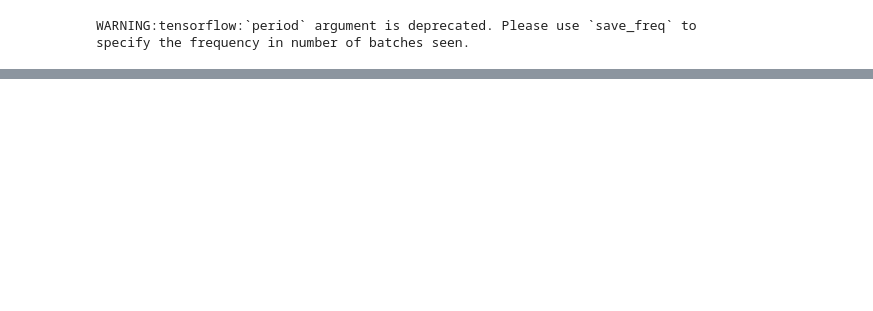
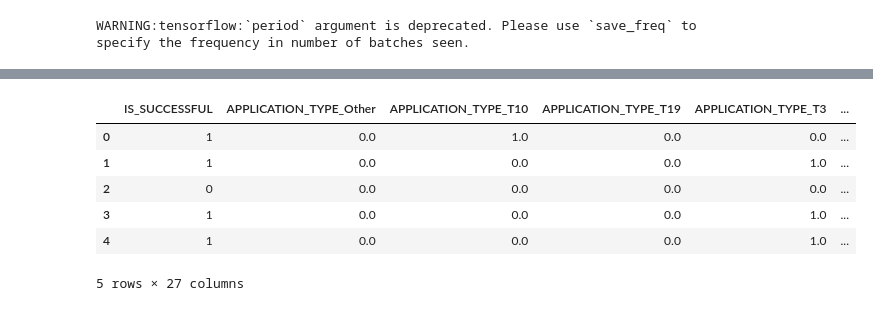
Before and after one commit to mereilly/Neural_Network_Charity_Analysis, a Jupyter notebook: AlphabetSoupCharity_Challenge.ipynb, the cells around one changed output, grey strips where cells are left out. Saved outputs shown, nothing was run; the diff lists cells and outputs as text; code cells hidden in the pictures; blank space fills up the shorter version.

```diff
--- a/AlphabetSoupCharity_Challenge.ipynb
+++ b/AlphabetSoupCharity_Challenge.ipynb
@@ -577,0 +665,4 @@ nn.save("AlphabetSoupCharity.h5")
+# %%
+# Look at APPLICATION_TYPE value counts for binning
+application_type_counts = application_df.APPLICATION_TYPE.value_counts()
+application_type_counts
@@ -577,0 +694,10 @@ nn.save("AlphabetSoupCharity.h5")
+# %%
+# Determine which values to replace if counts are less than 400?
+replace_application = list(application_type_counts[application_type_counts < 400].index)
+
+# Replace in dataframe
+for app in replace_application:
+    application_df.APPLICATION_TYPE = application_df.APPLICATION_TYPE.replace(app,"Other")
+
+# Check to make sure binning was successful
+application_df.APPLICATION_TYPE.value_counts()
@@ -577,0 +715,6 @@ nn.save("AlphabetSoupCharity.h5")
+# %%
+# Generate our categorical variable lists
+application_cat = application_df.dtypes[application_df.dtypes == "object"].index.tolist()
+
+# Check the number of unique values in each column
+application_df[application_cat].nunique()
@@ -577,0 +742,10 @@ nn.save("AlphabetSoupCharity.h5")
+# %%
+# Create a OneHotEncoder instance
+enc = OneHotEncoder(sparse=False)
+
+# Fit and transform the OneHotEncoder using the categorical variable list
+encode_df = pd.DataFrame(enc.fit_transform(application_df[application_cat]))
+
+# Add the encoded variable names to the dataframe
+encode_df.columns = enc.get_feature_names(application_cat)
+encode_df.head()
@@ -577,0 +760,13 @@ nn.save("AlphabetSoupCharity.h5")
+# %%
+# Merge one-hot encoded features and drop the originals
+application_df = application_df.merge(encode_df,left_index=True, right_index=True)
+application_df = application_df.drop(application_cat,1)
+application_df.head()
+# %% [output]
+|  | IS_SUCCESSFUL | APPLICATION_TYPE_Other | APPLICATION_TYPE_T10 | APPLICATION_TYPE_T19 | APPLICATION_TYPE_T3 | ... |
+| 0 | 1 | 0.0 | 1.0 | 0.0 | 0.0 | ... |
+| 1 | 1 | 0.0 | 0.0 | 0.0 | 1.0 | ... |
+| 2 | 0 | 0.0 | 0.0 | 0.0 | 0.0 | ... |
+| 3 | 1 | 0.0 | 0.0 | 0.0 | 1.0 | ... |
+| 4 | 1 | 0.0 | 0.0 | 0.0 | 1.0 | ... |
+5 rows × 27 columns
```
Also changed, not shown: parts of 26 cells of this notebook, 22 other files.
